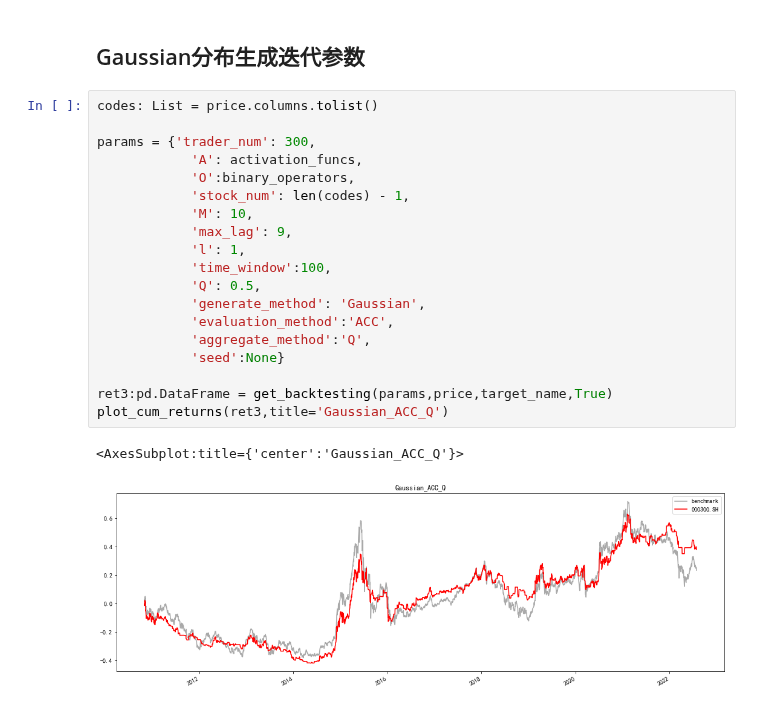
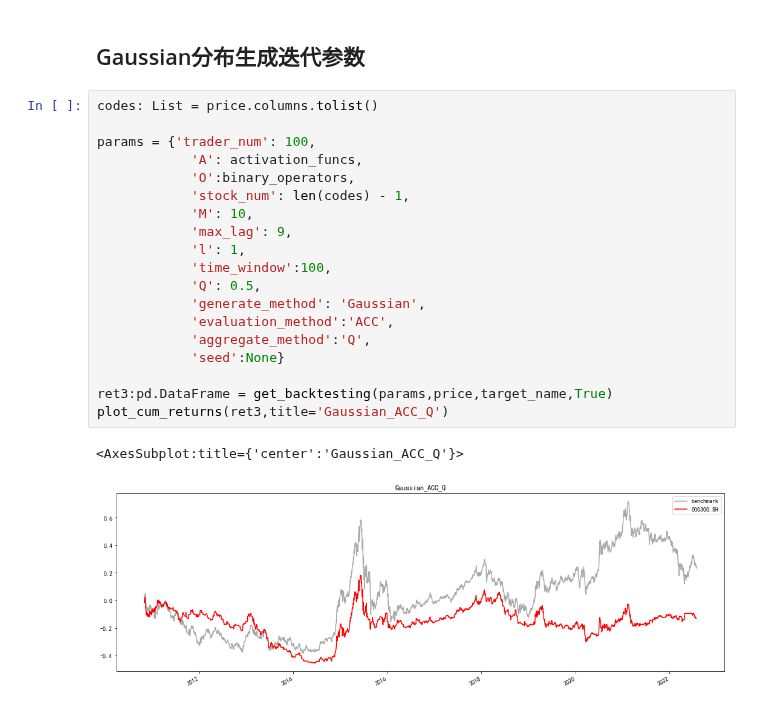
Before and after one commit to hugo2046/QuantsPlaybook, a Jupyter notebook: C-择时类/Trader-Company集成算法交易策略/Trader_Company.ipynb, the cells around one changed output. Saved outputs shown, nothing was run; the diff lists cells and outputs as text.

```diff
--- a/C-择时类/Trader-Company集成算法交易策略/Trader_Company.ipynb
+++ b/C-择时类/Trader-Company集成算法交易策略/Trader_Company.ipynb
@@ -177,22 +177,22 @@ plot_cum_returns(ret2,title='GaussianMixture_ACC_Q')
 # %%
 codes: List = price.columns.tolist()
 
-params = {'trader_num': 300,
+params = {'trader_num': 100,
             'A': activation_funcs,
             'O':binary_operators,
             'stock_num': len(codes) - 1,
             'M': 10,
             'max_lag': 9,
             'l': 1,
             'time_window':100,
             'Q': 0.5,
             'generate_method': 'Gaussian',
             'evaluation_method':'ACC',
             'aggregate_method':'Q',
             'seed':None}
 
 ret3:pd.DataFrame = get_backtesting(params,price,target_name,True)
 plot_cum_returns(ret3,title='Gaussian_ACC_Q')
 # %% [output]
 <AxesSubplot:title={'center':'Gaussian_ACC_Q'}>
-[figure, old version]
+[figure, new version]
```
Also changed, not shown: parts of 2 cells of this notebook, 2 other files.
